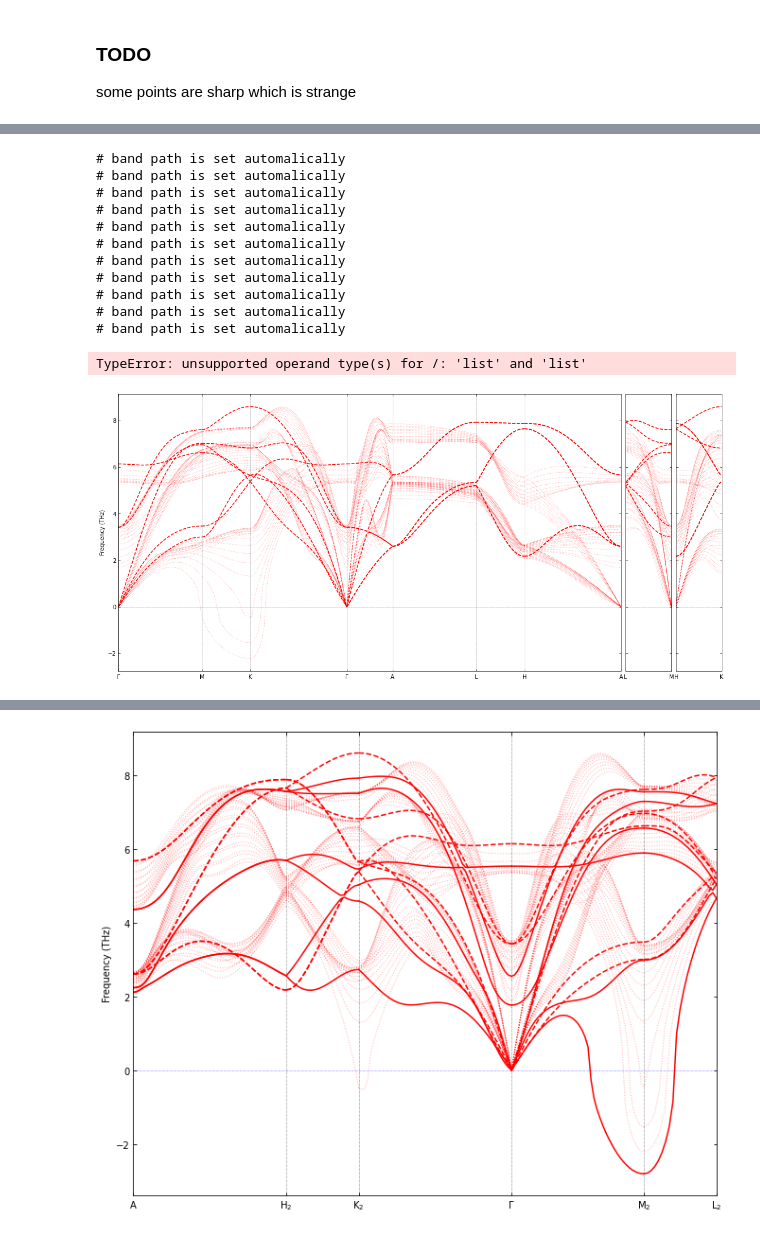
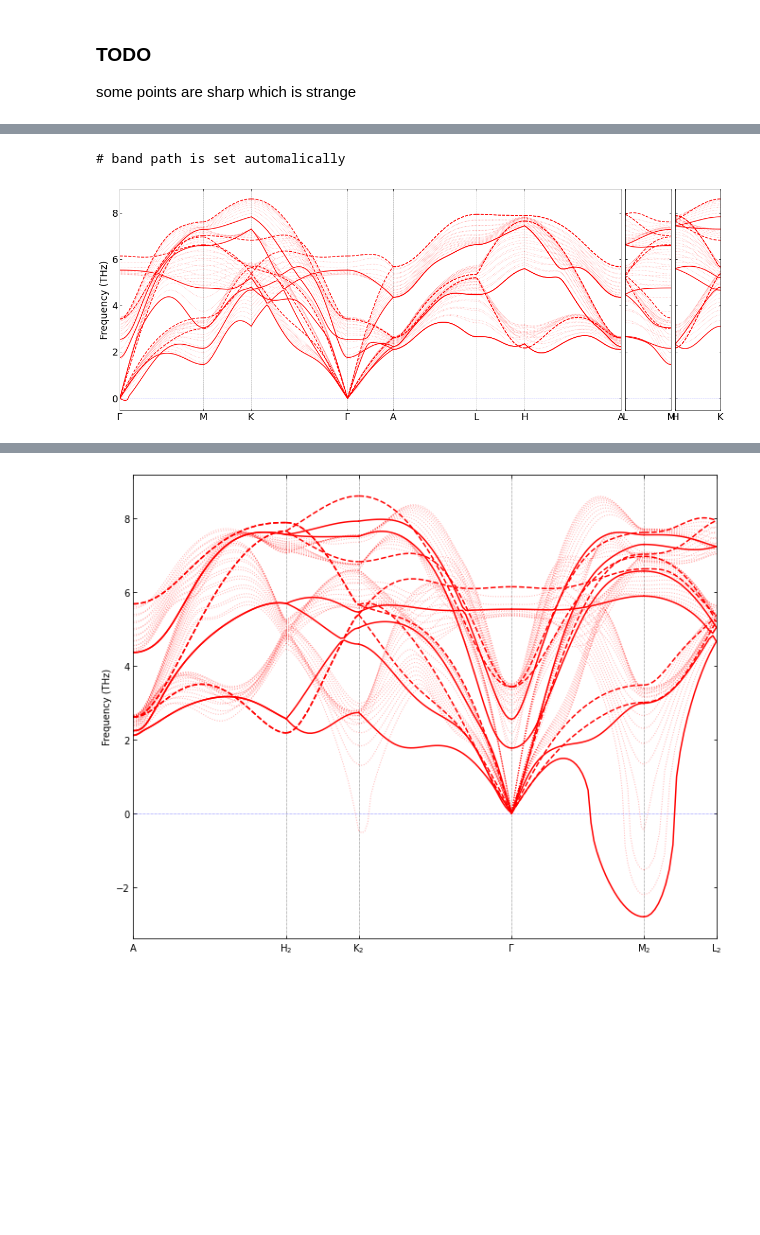
Before and after one commit to kei0822kei/aiidaplus, a Jupyter notebook: jupyter/shear.ipynb, the cells around one changed output, grey strips where cells are left out. Saved outputs shown, nothing was run; the diff lists cells and outputs as text; code cells hidden in the pictures; blank space fills up the shorter version.

```diff
--- a/jupyter/shear.ipynb
+++ b/jupyter/shear.ipynb
@@ -283,31 +246,21 @@ get_labels_from_phonon(shear_phonons[0][1])
 # %%
 fig = plt.figure(figsize=(20,9))
 # band_labels = ['A', 'H', 'K', 'GAMMA', 'M', 'L']
 # segment_qpoints = np.array([[[0,0,1/2],
 #                              [1/3,1/3,1/2],
 #                              [1/3,1/3,0],
 #                              [0,0,0],
 #                              [1/2,0,0],
 #                              [1/2,0,1/2]]])
 bands_plot(fig=fig,
            phonons=shear_phonons[0],
            band_labels=band_labels,
            segment_qpoints=segment_qpoints,
            is_trajectory=True,
            c='r',
+           overwrite_phonons=True,
            xscale=18,
            is_auto=True)
 # %% [output]
 # band path is set automalically
-# band path is set automalically
-# band path is set automalically
-# band path is set automalically
-# band path is set automalically
-# band path is set automalically
-# band path is set automalically
-# band path is set automalically
-# band path is set automalically
-# band path is set automalically
-# band path is set automalically
-TypeError: unsupported operand type(s) for /: 'list' and 'list'
-[figure, old version]
+[figure, new version]
```
Also changed, not shown: parts of 20 cells of this notebook, 6 other files.
